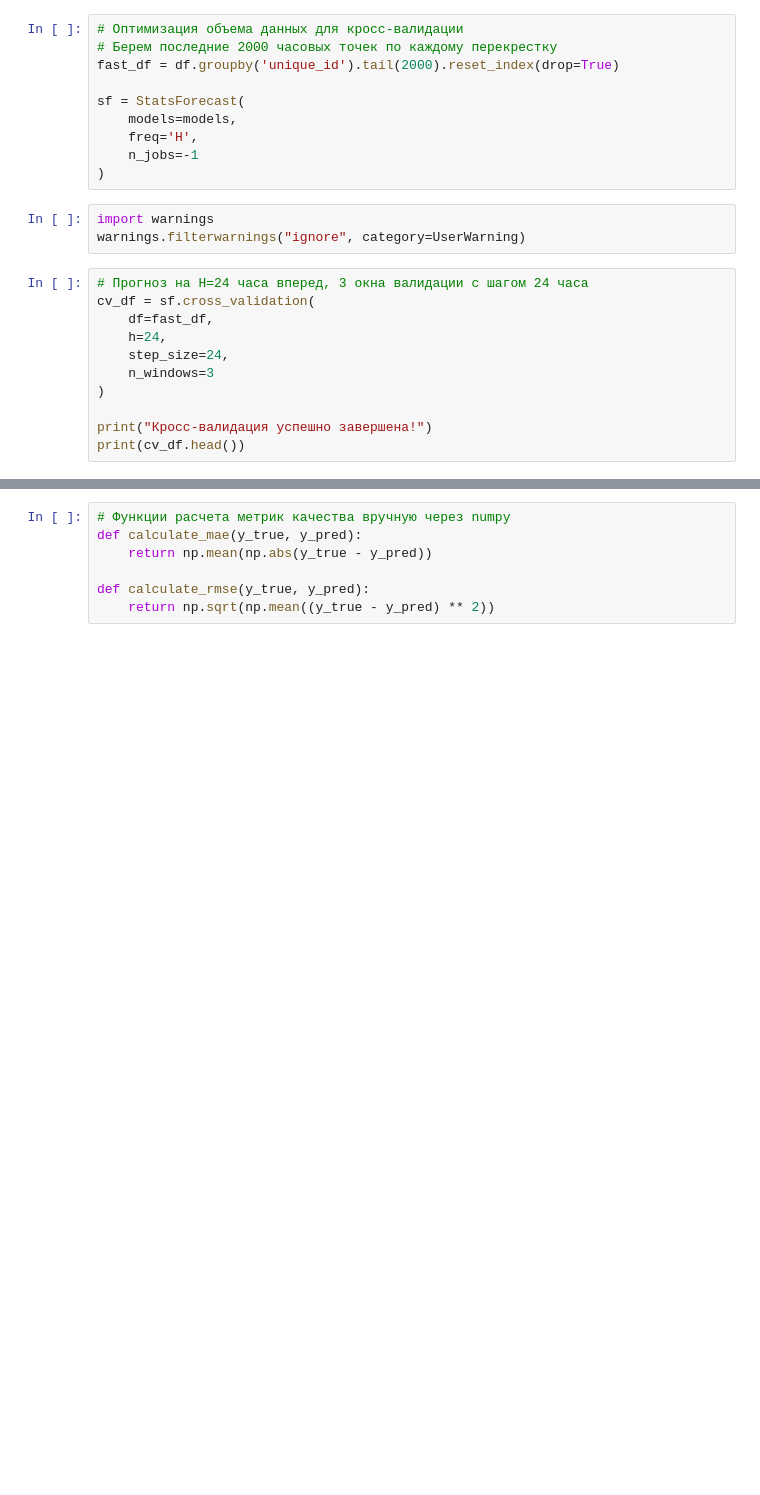
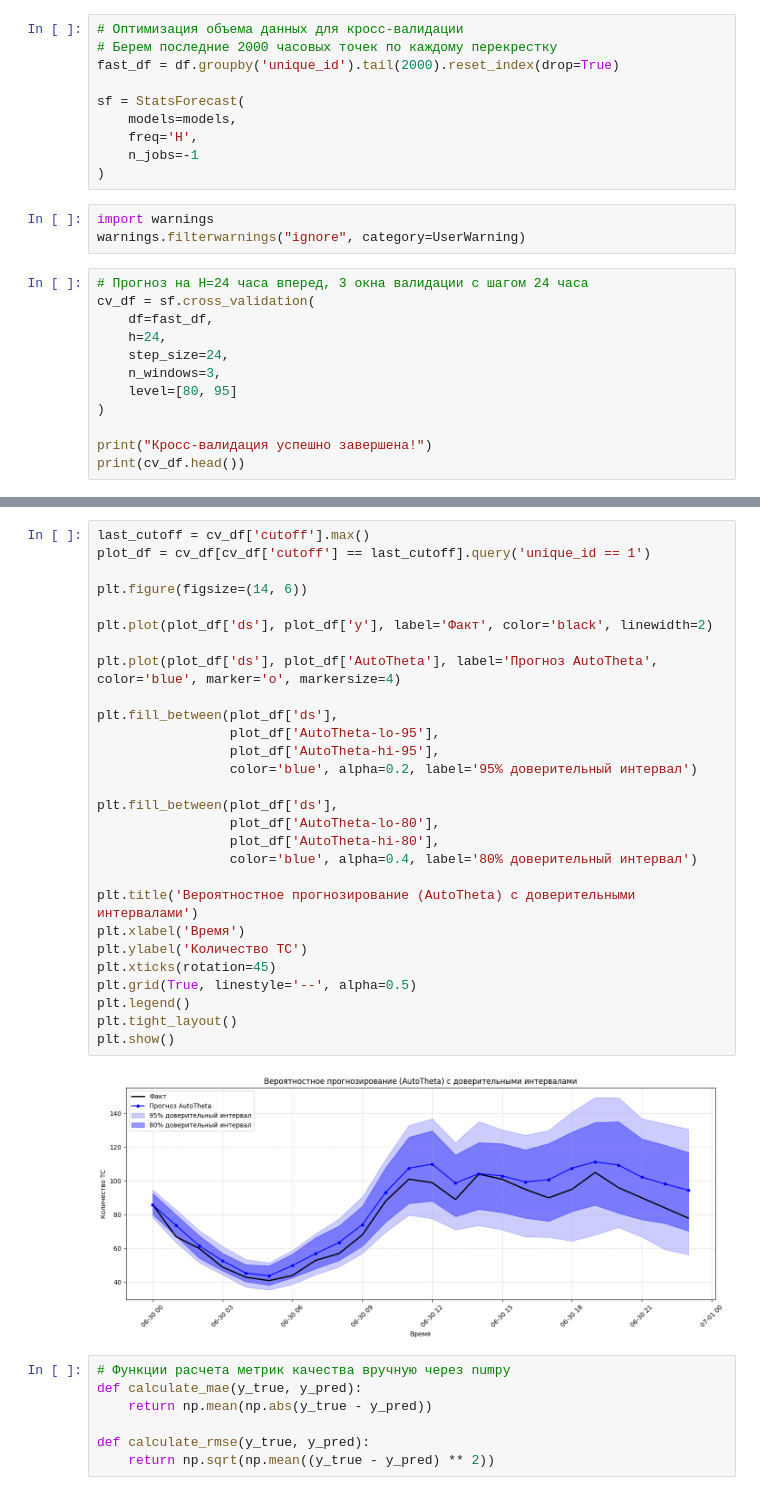
Before and after one commit to Hracc/ts-analysis, a Jupyter notebook: final_homework.ipynb, the cells around one changed output, grey strips where cells are left out. Cells and saved outputs as stored; diff of their text form; blank space fills up the shorter version.

```diff
--- a/final_homework.ipynb
+++ b/final_homework.ipynb
@@ -257,7 +256,8 @@ cv_df = sf.cross_validation(
     df=fast_df,
     h=24,
     step_size=24,
-    n_windows=3
+    n_windows=3,
+    level=[80, 95]
 )
 
 print("Кросс-валидация успешно завершена!")
@@ -280,3 +283,33 @@ print(cv_df.head())
+# %%
+last_cutoff = cv_df['cutoff'].max()
+plot_df = cv_df[cv_df['cutoff'] == last_cutoff].query('unique_id == 1')
+
+plt.figure(figsize=(14, 6))
+
+plt.plot(plot_df['ds'], plot_df['y'], label='Факт', color='black', linewidth=2)
+
+plt.plot(plot_df['ds'], plot_df['AutoTheta'], label='Прогноз AutoTheta', color='blue', marker='o', markersize=4)
+
+plt.fill_between(plot_df['ds'],
+                 plot_df['AutoTheta-lo-95'],
+                 plot_df['AutoTheta-hi-95'],
+                 color='blue', alpha=0.2, label='95% доверительный интервал')
+
+plt.fill_between(plot_df['ds'],
+                 plot_df['AutoTheta-lo-80'],
+                 plot_df['AutoTheta-hi-80'],
+                 color='blue', alpha=0.4, label='80% доверительный интервал')
+
+plt.title('Вероятностное прогнозирование (AutoTheta) с доверительными интервалами')
+plt.xlabel('Время')
+plt.ylabel('Количество ТС')
+plt.xticks(rotation=45)
+plt.grid(True, linestyle='--', alpha=0.5)
+plt.legend()
+plt.tight_layout()
+plt.show()
+# %% [output]
+[figure, added]
 # %%
 # Функции расчета метрик качества вручную через numpy
 def calculate_mae(y_true, y_pred):
```
Also changed, not shown: parts of 3 cells of this notebook.
